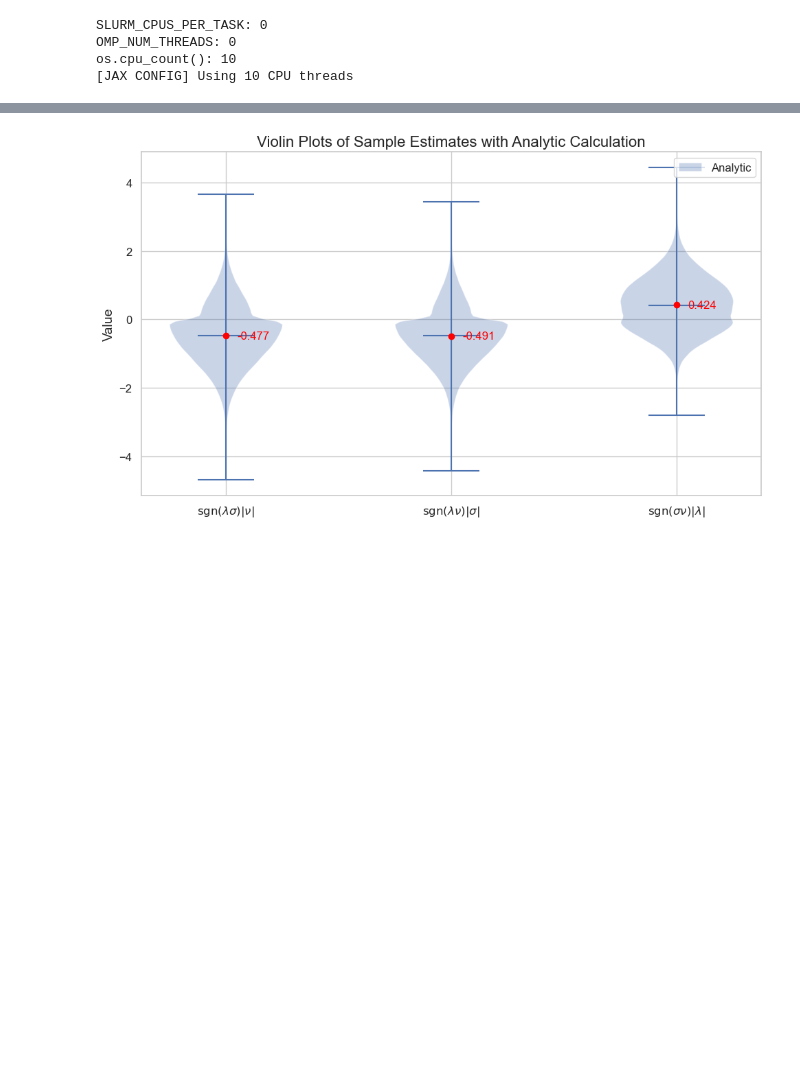
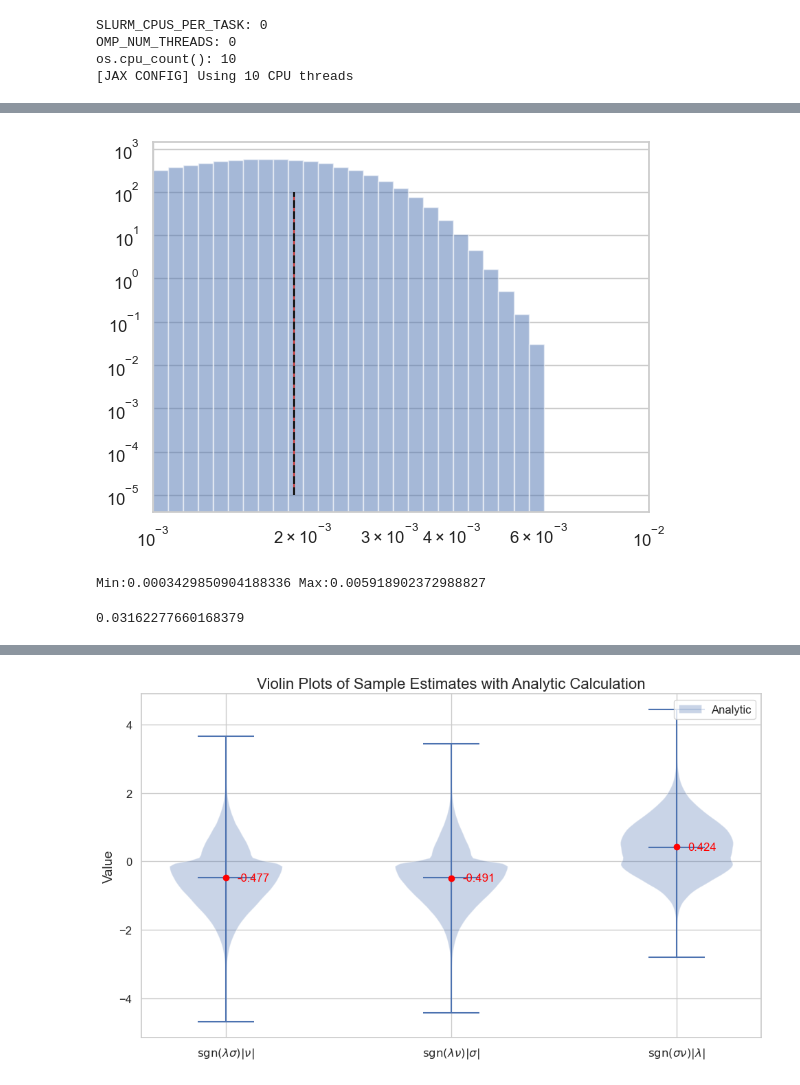
Before and after one commit to nishp99/Collective-learning-, a Jupyter notebook: test_expectations.ipynb, the cells around one changed output, grey strips where cells are left out. Saved outputs shown, nothing was run; the diff lists cells and outputs as text; code cells hidden in the pictures; blank space fills up the shorter version.

```diff
--- a/test_expectations.ipynb
+++ b/test_expectations.ipynb
@@ -67,0 +308,22 @@ def conditional_gaussian(mean, cov, given_index, given_value):
+# %%
+bins = np.logspace(-4, -1, 100)
+plt.hist(Q_12_emp, bins=bins, alpha=0.5, label='Q_12_emp ', density=True, cumulative=False);
+plt.vlines(1.705*dQ_12, ymin=1e-5, ymax=1e2, colors='r', label='dQ_12')
+plt.vlines(Q_12_emp.mean(), ymin=1e-5, ymax=1e2, colors='k', label='dQ_12', linestyles='dashed')
+# plt.hist(dQ_1, bins=bins, alpha=0.5, label='Q_1_emp - dQ_1', density=True, cumulative=False);
+plt.xlim(1e-3,1e-2)
+plt.xscale('log')
+plt.yscale('log')
+plt.show()
+
+vals= [val.item() for val in sorted(Q_12_emp) if val.item()>0];
+# plt.semilogx(vals, np.arange(len(vals)), marker='.', linestyle='none');
+# plt.ylim(340000,400000)
+print(f"Min:{min(vals)}", f"Max:{max(vals)}")
+# %% [output]
+[figure, added]
+Min:0.0003429850904188336 Max:0.005918902372988827
+# %%
+1/1000**.5
+# %% [output]
+0.03162277660168379
```
Also changed, not shown: parts of 31 cells of this notebook.
